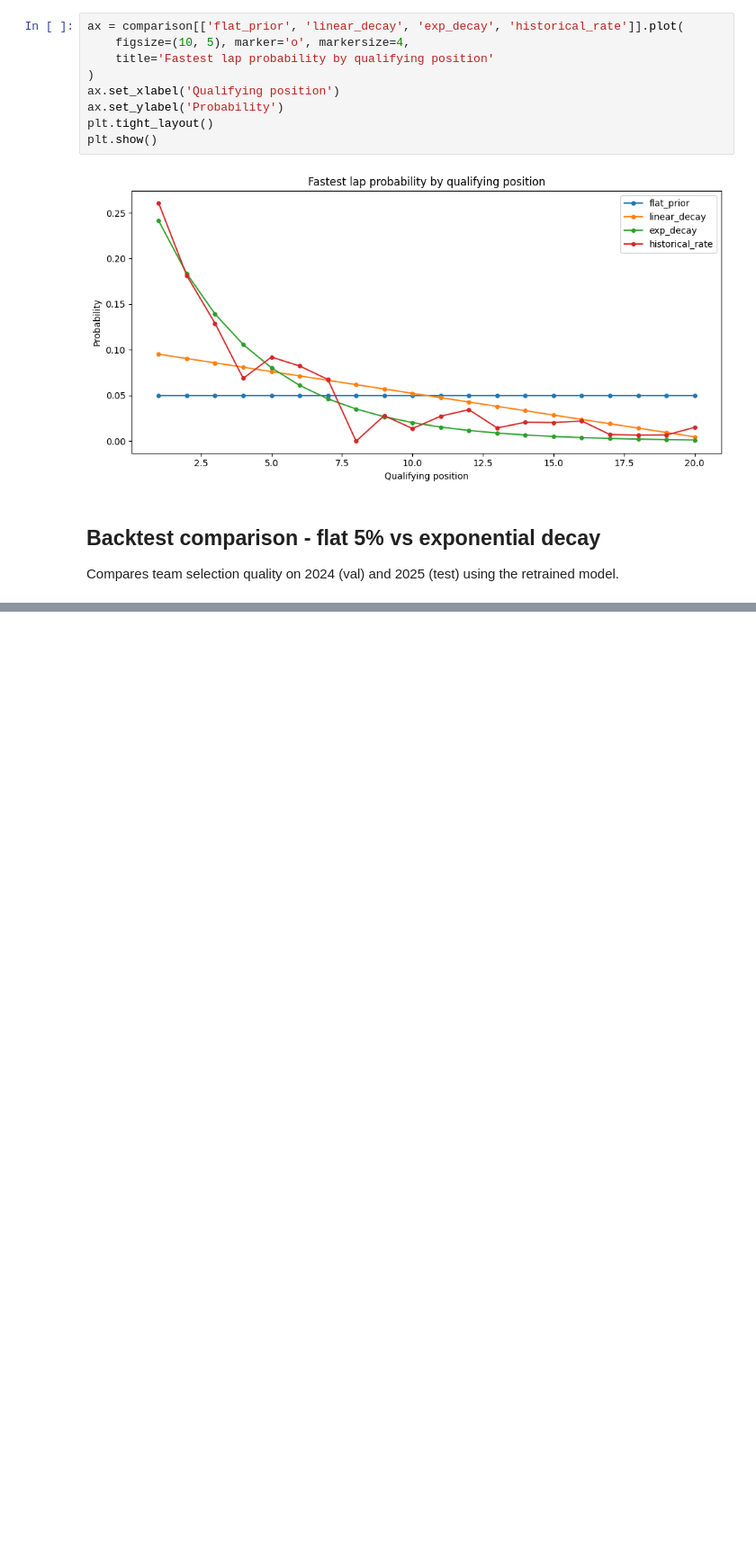
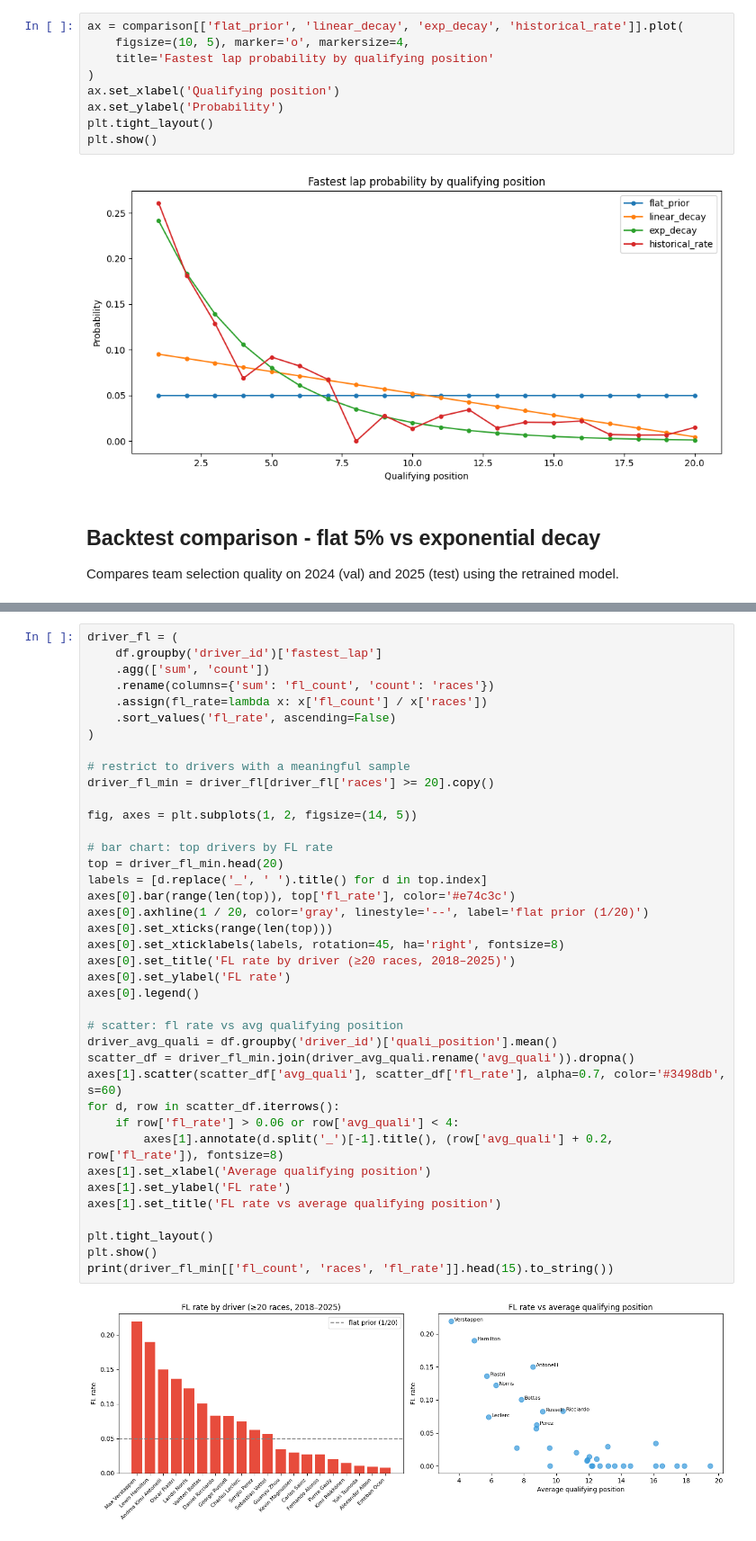
Before and after one commit to georgeputney/f1-fantasy-team-optimiser, a Jupyter notebook: notebooks/fastest_lap_analysis.ipynb, the cells around one changed output, grey strips where cells are left out. Shown at 90% size. Cells and saved outputs as stored; diff of their text form; blank space fills up the shorter version.

```diff
--- a/notebooks/fastest_lap_analysis.ipynb
+++ b/notebooks/fastest_lap_analysis.ipynb
@@ -231,0 +234,41 @@ Season      Flat 5%    Exp decay    Delta
+# %%
+driver_fl = (
+    df.groupby('driver_id')['fastest_lap']
+    .agg(['sum', 'count'])
+    .rename(columns={'sum': 'fl_count', 'count': 'races'})
+    .assign(fl_rate=lambda x: x['fl_count'] / x['races'])
+    .sort_values('fl_rate', ascending=False)
+)
+
+# restrict to drivers with a meaningful sample
+driver_fl_min = driver_fl[driver_fl['races'] >= 20].copy()
+
+fig, axes = plt.subplots(1, 2, figsize=(14, 5))
+
+# bar chart: top drivers by FL rate
+top = driver_fl_min.head(20)
+labels = [d.replace('_', ' ').title() for d in top.index]
+axes[0].bar(range(len(top)), top['fl_rate'], color='#e74c3c')
+axes[0].axhline(1 / 20, color='gray', linestyle='--', label='flat prior (1/20)')
+axes[0].set_xticks(range(len(top)))
+axes[0].set_xticklabels(labels, rotation=45, ha='right', fontsize=8)
+axes[0].set_title('FL rate by driver (≥20 races, 2018–2025)')
+axes[0].set_ylabel('FL rate')
+axes[0].legend()
+
+# scatter: fl rate vs avg qualifying position
+driver_avg_quali = df.groupby('driver_id')['quali_position'].mean()
+scatter_df = driver_fl_min.join(driver_avg_quali.rename('avg_quali')).dropna()
+axes[1].scatter(scatter_df['avg_quali'], scatter_df['fl_rate'], alpha=0.7, color='#3498db', s=60)
+for d, row in scatter_df.iterrows():
+    if row['fl_rate'] > 0.06 or row['avg_quali'] < 4:
+        axes[1].annotate(d.split('_')[-1].title(), (row['avg_quali'] + 0.2, row['fl_rate']), fontsize=8)
+axes[1].set_xlabel('Average qualifying position')
+axes[1].set_ylabel('FL rate')
+axes[1].set_title('FL rate vs average qualifying position')
+
+plt.tight_layout()
+plt.show()
+print(driver_fl_min[['fl_count', 'races', 'fl_rate']].head(15).to_string())
+# %% [output]
+[figure, added]
```
Also changed, not shown: parts of 12 cells of this notebook, 2 other files.
